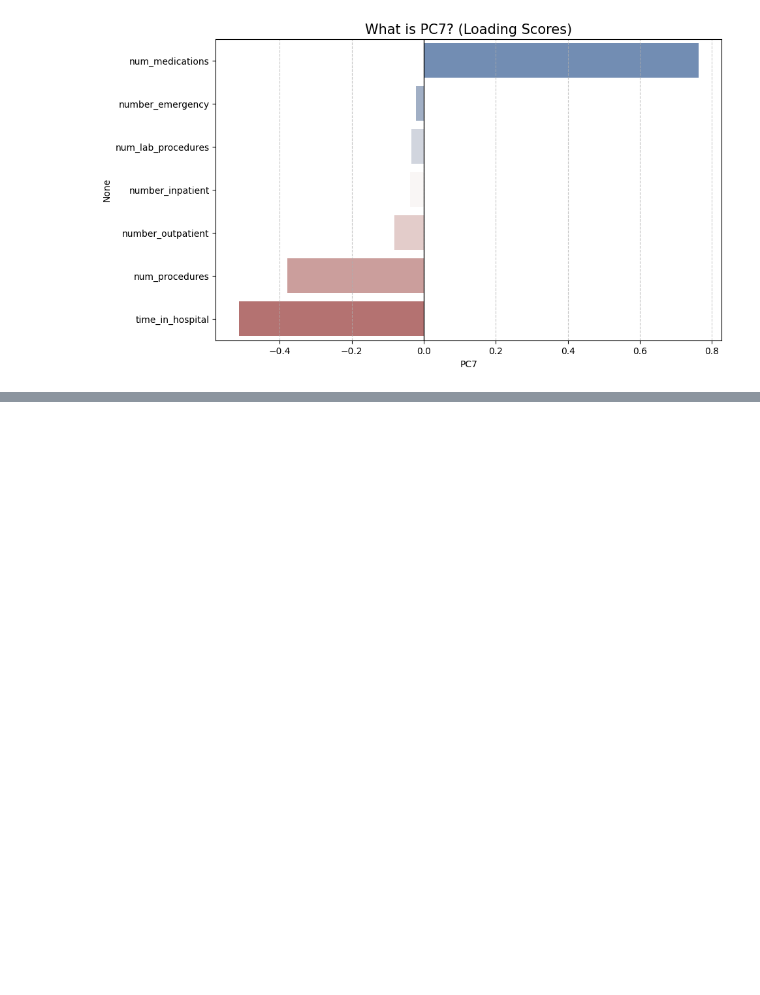
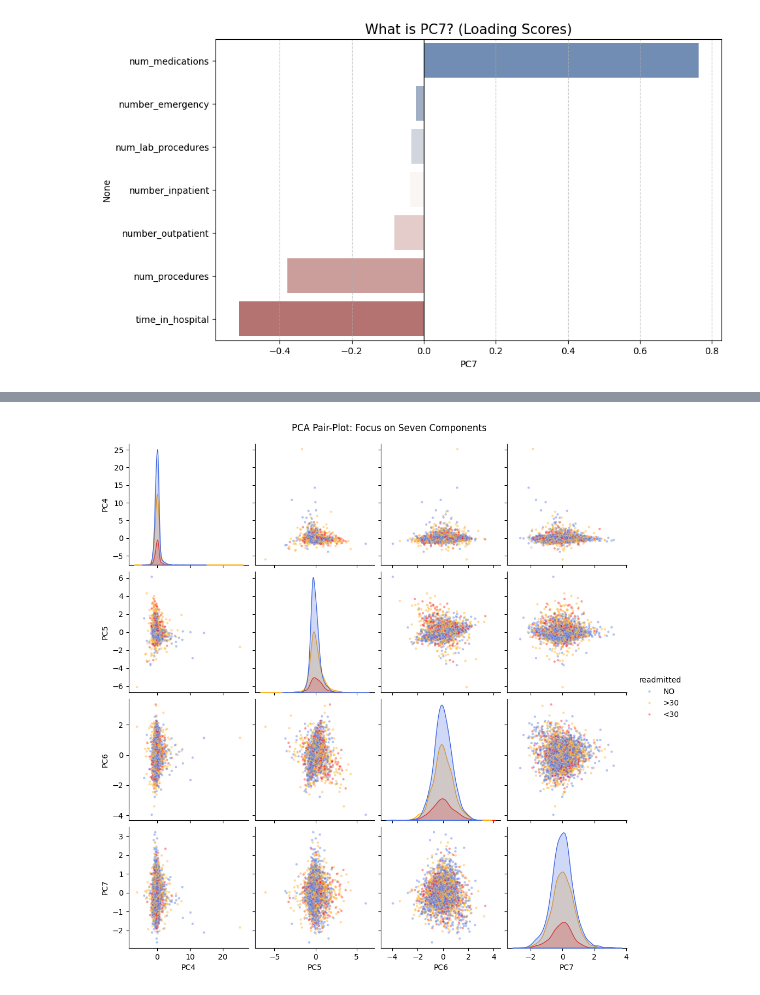
Before and after one commit to kaoru1018/diabetes-100k-analysis, a Jupyter notebook: データサイエンス.ipynb, the cells around one changed output, grey strips where cells are left out. Drawn from its saved outputs; the diff is of its cells as text; code cells hidden in the pictures; blank space fills up the shorter version.

```diff
--- a/データサイエンス.ipynb
+++ b/データサイエンス.ipynb
@@ -1492,0 +1589,82 @@ Passing `palette` without assigning `hue` is deprecated and will be removed in v
+# %%
+import pandas as pd
+import numpy as np
+import os
+from sklearn.decomposition import PCA
+from sklearn.preprocessing import StandardScaler
+import matplotlib.pyplot as plt
+import seaborn as sns
+
+# 1. データの読み込み
+file_name = 'diabetic_data.csv'
+if os.path.exists(file_name):
+    df = pd.read_csv(file_name)
+    print(f"✓ 読み込み成功: {df.shape[0]:,} 患者データ")
+
+    # --- 工程2：断捨離（欠損値処理） ---
+    # 欠損率を計算し、30%を超える列を削除
+    missing_summary = (df == '?').sum()
+    missing_ratio = (missing_summary / len(df)) * 100
+    cols_to_drop = missing_ratio[missing_ratio > 30].index.tolist()
+    df_clean = df.drop(columns=cols_to_drop).copy()
+
+    # --- 工程3：型変換と穴埋め ---
+    # PCAで使用する「7つの指標」
+    pca_features = [
+        'time_in_hospital', 'num_lab_procedures', 'num_procedures',
+        'num_medications', 'number_outpatient', 'number_emergency', 'number_inpatient'
+    ]
+
+    # 数値への変換と、欠損値を中央値で穴埋め
+    for col in pca_features:
+        if col in df_clean.columns:
+            df_clean[col] = pd.to_numeric(df_clean[col], errors='coerce')
+            df_clean[col] = df_clean[col].fillna(df_clean[col].median())
+
+    # --- 工程4: PCA（主成分分析）の実行 ---
+    x = df_clean[pca_features]
+
+    # 単位を揃える（標準化）
+    scaler = StandardScaler()
+    x_scaled = scaler.fit_transform(x)
+
+    # PCAの計算
+    pca = PCA()
+    principal_components = pca.fit_transform(x_scaled)
+
+# --- 工程5: 7つの主成分を一つの表に合体させる ---
+# PC1〜PC7までの列を持つデータフレームを作成
+pca_cols = [f'PC{i+1}' for i in range(7)]
+pca_df = pd.DataFrame(data=principal_components, columns=pca_cols)
+
+# 「再入院ラベル」だけを横に連結（indexをリセットしてズレを防止）
+df_label = df_clean[['readmitted']].reset_index(drop=True)
+final_df = pd.concat([pca_df, df_label], axis=1)
+
+# --- 工程6: 視覚化（ペアプロット） ---
+print("\n砂のグラフ（ペアプロット）を作成中... (PC4〜PC7の組み合わせを表示)")
+
+color_map = {'<30': 'red', '>30': 'orange', 'NO': 'royalblue'}
+
+# 101,766件全部だと重すぎるので、傾向を見るために3000件サンプリング
+sample_df = final_df.sample(n=min(3000, len(final_df)), random_state=42)
+
+sns.pairplot(
+    sample_df,
+    vars=['PC4', 'PC5', 'PC6', 'PC7'],
+    hue='readmitted',
+    palette=color_map,
+    plot_kws={'alpha': 0.4, 's': 10},
+    diag_kind='kde' # 対角線には分布の山を表示
+)
+plt.suptitle('PCA Pair-Plot: Focus on Seven Components', y=1.02)
+plt.show()
+
+# --- 工程7: 寄与率の最終確認 ---
+print("\n--- 各主成分が持っている情報の割合 ---")
+ev_ratio = pca.explained_variance_ratio_
+for i in range(7):
+    print(f"PC{i+1}: {ev_ratio[i]*100:.2f}%")
+
+print(f"\n累積寄与率 (7つ合計): {sum(ev_ratio)*100:.2f}%")
+# %% [output]
@@ -1492,0 +1674 @@ Passing `palette` without assigning `hue` is deprecated and will be removed in v
+[figure, added]
```
Also changed, not shown: parts of 2 cells of this notebook.
